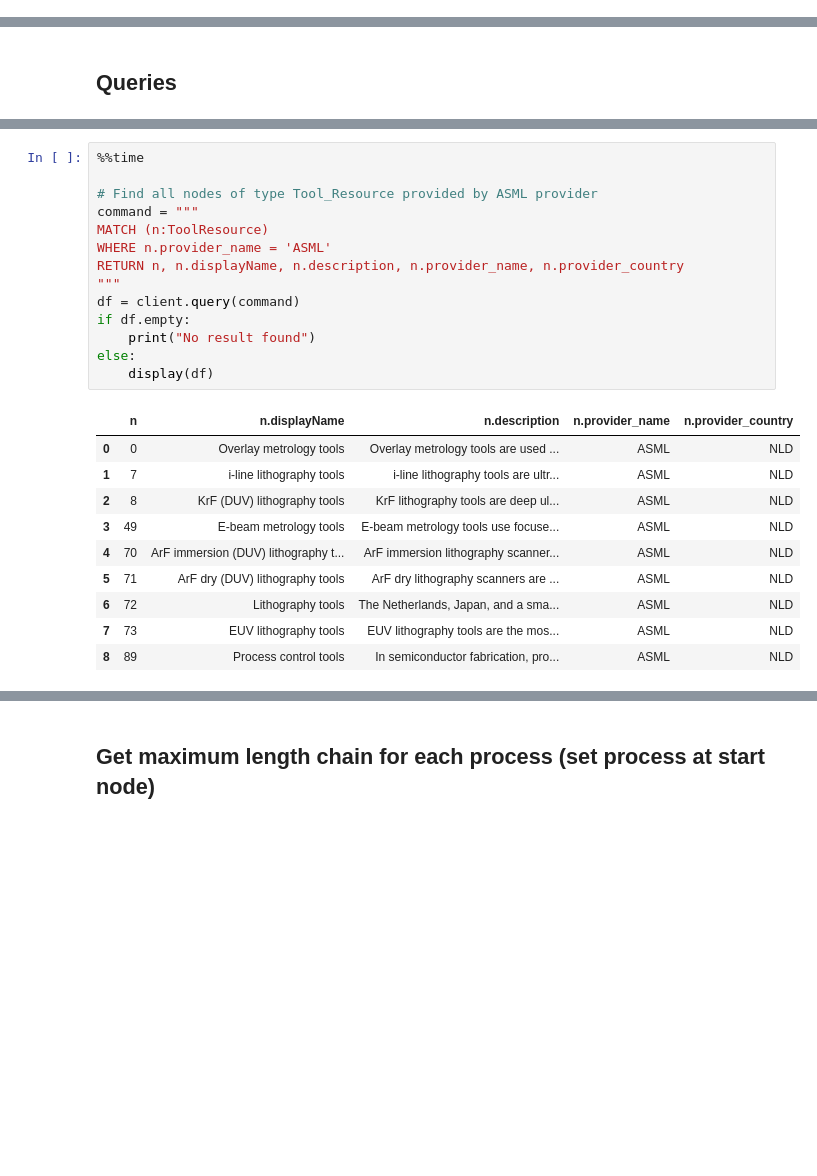
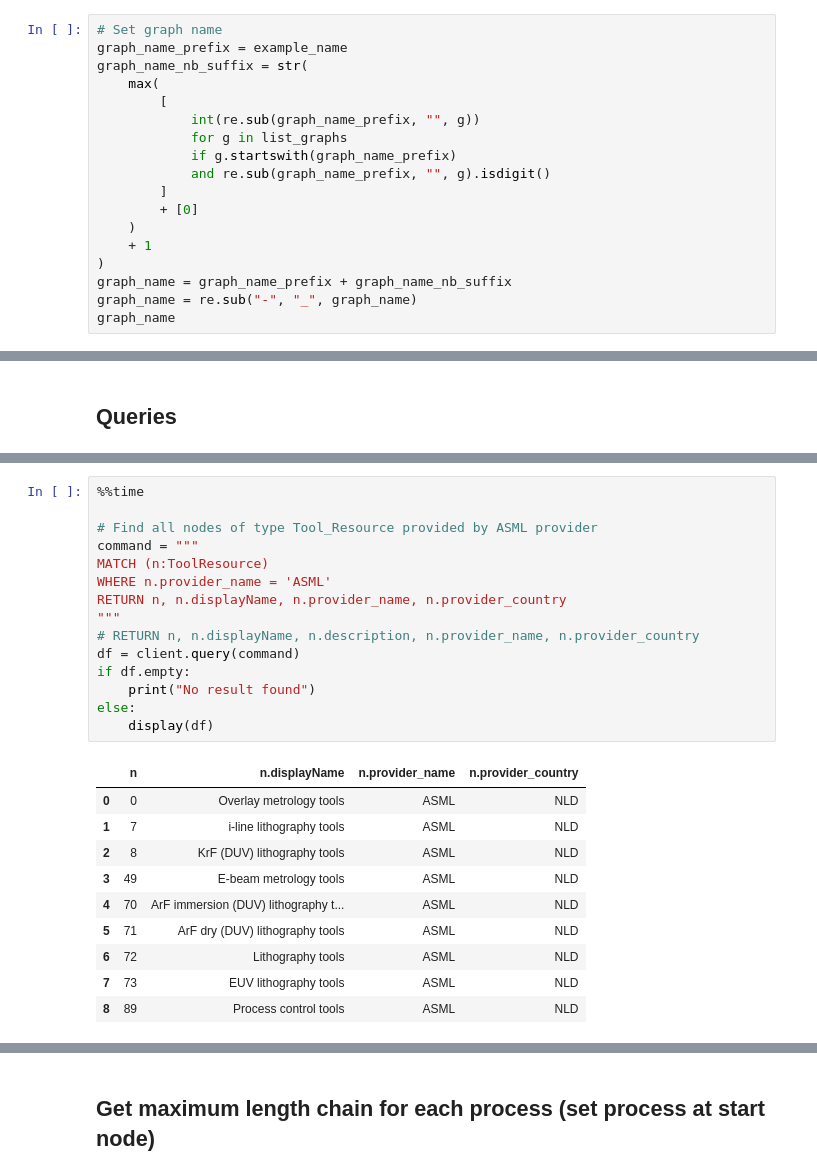
Before and after one commit to turing-db/turingdb-examples, a Jupyter notebook: examples/notebooks/public_version/supply_chain_eto-chip-explorer.ipynb, the cells around one changed output, grey strips where cells are left out. Saved outputs shown, nothing was run; the diff lists cells and outputs as text; blank space fills up the shorter version.

```diff
--- a/examples/notebooks/public_version/supply_chain_eto-chip-explorer.ipynb
+++ b/examples/notebooks/public_version/supply_chain_eto-chip-explorer.ipynb
@@ -635,0 +408,18 @@ client.query("CALL db.history()")
+# %%
+# Set graph name
+graph_name_prefix = example_name
+graph_name_nb_suffix = str(
+    max(
+        [
+            int(re.sub(graph_name_prefix, "", g))
+            for g in list_graphs
+            if g.startswith(graph_name_prefix)
+            and re.sub(graph_name_prefix, "", g).isdigit()
+        ]
+        + [0]
+    )
+    + 1
+)
+graph_name = graph_name_prefix + graph_name_nb_suffix
+graph_name = re.sub("-", "_", graph_name)
+graph_name
@@ -1048,25 +930,26 @@ Wall time: 7.93 ms
 # %%
 %%time
 
 # Find all nodes of type Tool_Resource provided by ASML provider
 command = """
 MATCH (n:ToolResource)
 WHERE n.provider_name = 'ASML'
-RETURN n, n.displayName, n.description, n.provider_name, n.provider_country
+RETURN n, n.displayName, n.provider_name, n.provider_country
 """
+# RETURN n, n.displayName, n.description, n.provider_name, n.provider_country
 df = client.query(command)
 if df.empty:
     print("No result found")
 else:
     display(df)
 # %% [output]
-|  | n | n.displayName | n.description | n.provider_name | n.provider_country |
-| 0 | 0 | Overlay metrology tools | Overlay metrology tools are used ... | ASML | NLD |
-| 1 | 7 | i-line lithography tools | i-line lithography tools are ultr... | ASML | NLD |
-| 2 | 8 | KrF (DUV) lithography tools | KrF lithography tools are deep ul... | ASML | NLD |
-| 3 | 49 | E-beam metrology tools | E-beam metrology tools use focuse... | ASML | NLD |
-| 4 | 70 | ArF immersion (DUV) lithography t... | ArF immersion lithography scanner... | ASML | NLD |
-| 5 | 71 | ArF dry (DUV) lithography tools | ArF dry lithography scanners are ... | ASML | NLD |
-| 6 | 72 | Lithography tools | The Netherlands, Japan, and a sma... | ASML | NLD |
-| 7 | 73 | EUV lithography tools | EUV lithography tools are the mos... | ASML | NLD |
-| 8 | 89 | Process control tools | In semiconductor fabrication, pro... | ASML | NLD |
+|  | n | n.displayName | n.provider_name | n.provider_country |
+| 0 | 0 | Overlay metrology tools | ASML | NLD |
+| 1 | 7 | i-line lithography tools | ASML | NLD |
+| 2 | 8 | KrF (DUV) lithography tools | ASML | NLD |
+| 3 | 49 | E-beam metrology tools | ASML | NLD |
+| 4 | 70 | ArF immersion (DUV) lithography t... | ASML | NLD |
+| 5 | 71 | ArF dry (DUV) lithography tools | ASML | NLD |
+| 6 | 72 | Lithography tools | ASML | NLD |
+| 7 | 73 | EUV lithography tools | ASML | NLD |
+| 8 | 89 | Process control tools | ASML | NLD |
```
Also changed, not shown: parts of 82 cells of this notebook.
